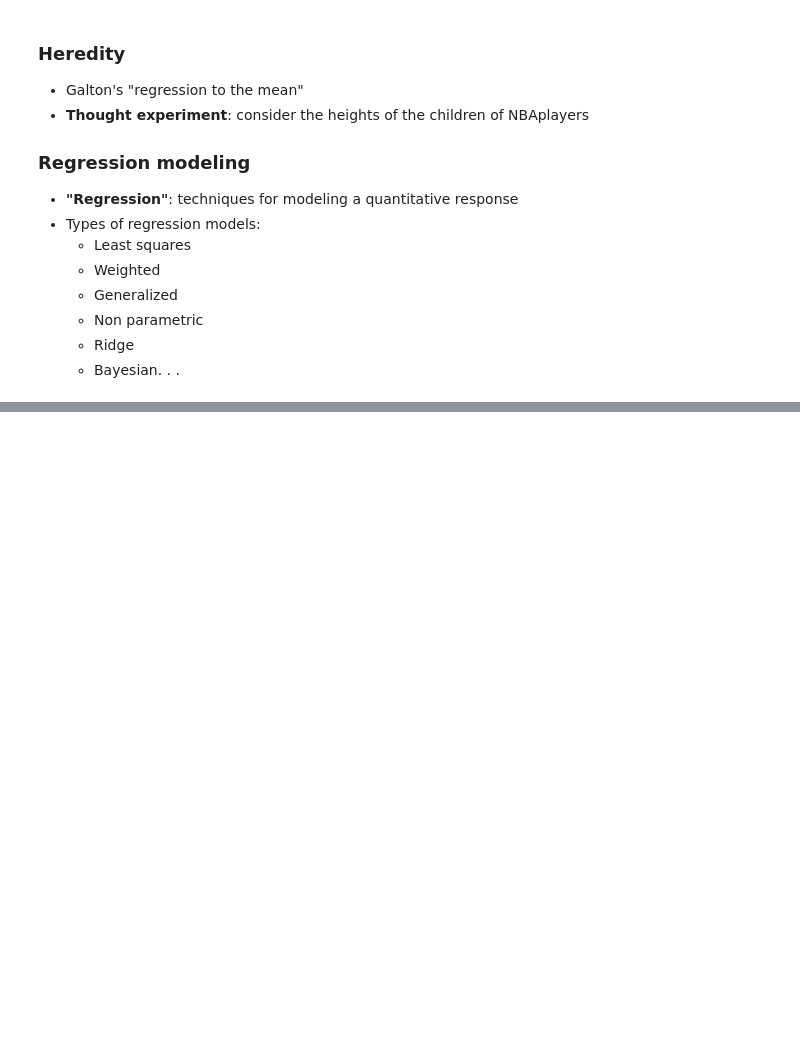
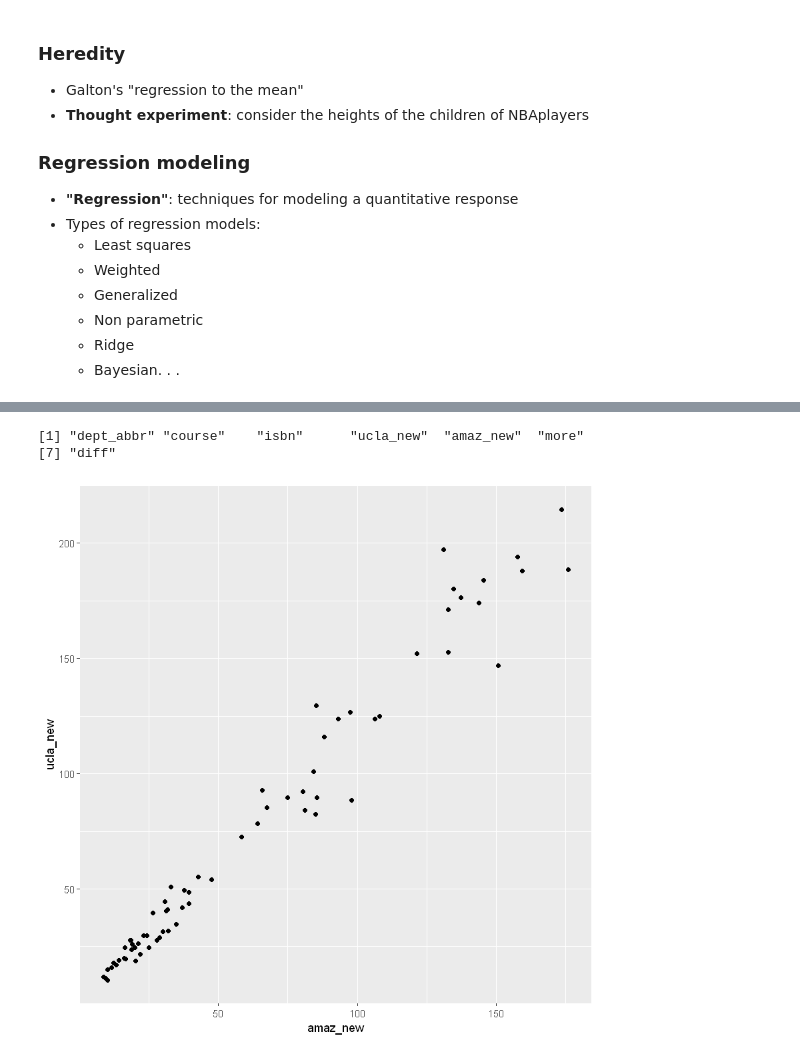
Before and after one commit to VictorOmondi1997/Correlation-and-Regression-in-R, a Jupyter notebook: Correlation and Regression in R.ipynb, the cells around one changed output, grey strips where cells are left out. Drawn from its saved outputs; the diff is of its cells as text; code cells hidden in the pictures; blank space fills up the shorter version.

```diff
--- a/Correlation and Regression in R.ipynb
+++ b/Correlation and Regression in R.ipynb
@@ -765,0 +774,11 @@ Where $r_{X, Y}$ is the correlation (`cor()`) of $X$ and $Y$ and $s_X$ and $s_Y$
+# %%
+names(textbooks)
+# %% [output]
+[1] "dept_abbr" "course"    "isbn"      "ucla_new"  "amaz_new"  "more"
+[7] "diff"
+# %%
+textbooks %>%
+    ggplot(aes(x=amaz_new, y=ucla_new)) +
+    geom_point()
+# %% [output]
+[figure, added]
```
Also changed, not shown: parts of 87 cells of this notebook.
